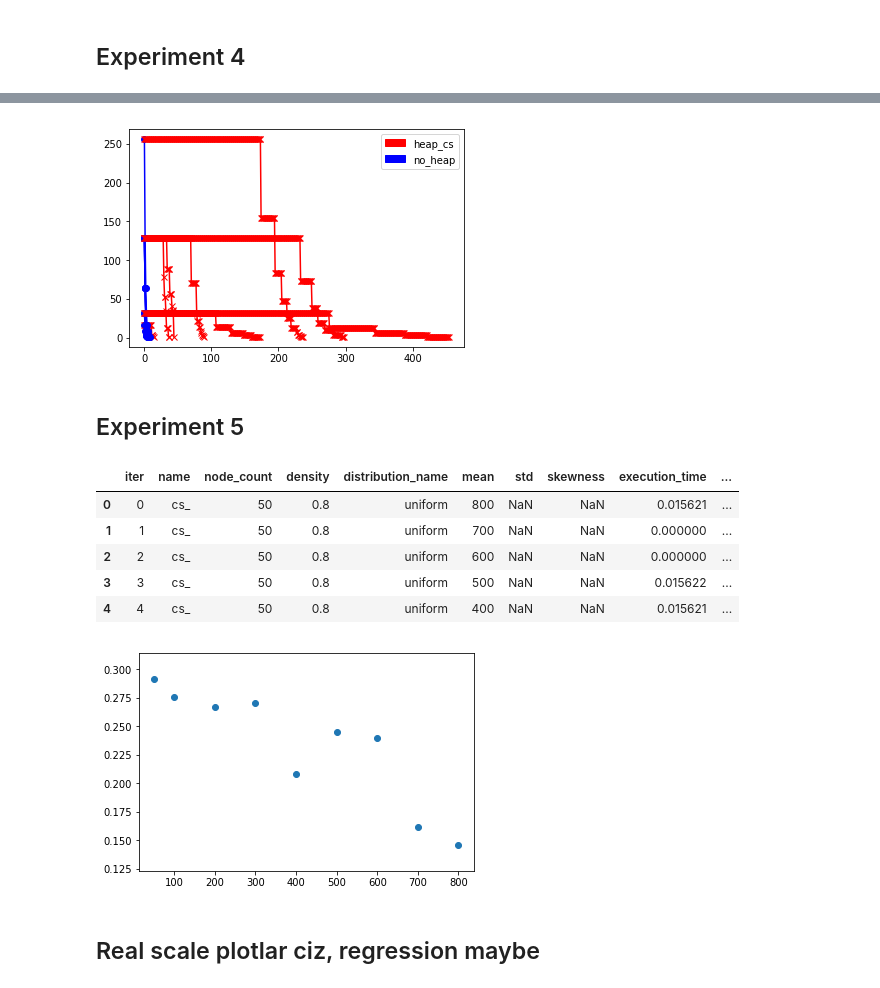
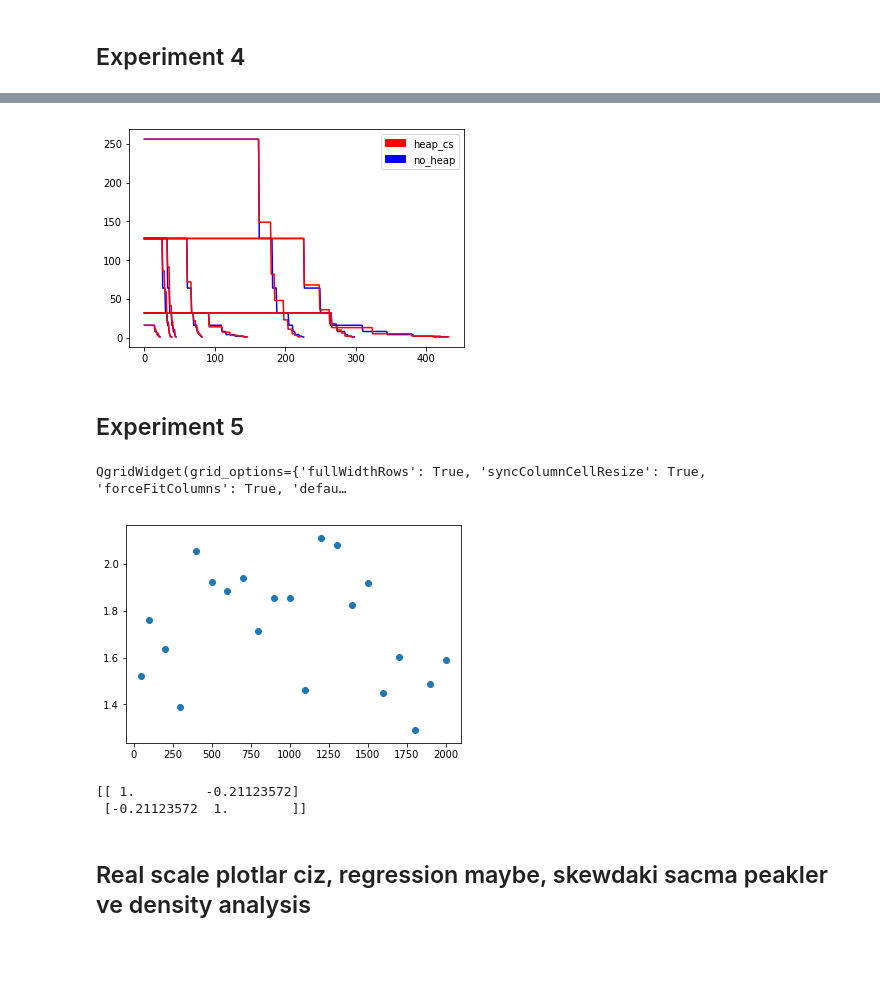
Before and after one commit to rizaozcelik/capacity-scaling, a Jupyter notebook: TermProject.ipynb, the cells around one changed output, grey strips where cells are left out. Cells and saved outputs as stored; diff of their text form; code cells hidden in the pictures; blank space fills up the shorter version.

```diff
--- a/TermProject.ipynb
+++ b/TermProject.ipynb
@@ -359,23 +326,23 @@ plt.legend();
 # %%
 no_heap_Deltas = experiment_results4[experiment_results4['name'] == 'cs_noheap']['Deltas']
 heap_Deltas = experiment_results4[experiment_results4['name'] == 'cs_heap']['Deltas']
 
 plt.figure()
 for row, heap_row in zip(no_heap_Deltas.iloc[range(0,126,16)], heap_Deltas.iloc[range(0,126,16)]):
     values = [float(val) for val in row[1:-1].split(',')]
-    plt.plot(values,color='b',marker='o')
+    plt.plot(values,color='b')
     values = [float(val) for val in heap_row[1:-1].split(',')]
-    plt.plot(values,color='r',marker='x')
+    plt.plot(values,color='r')
 
 
 import matplotlib.patches as mpatches
 red_patch = mpatches.Patch(color='red', label='heap_cs')
 blue_patch = mpatches.Patch(color='blue', label='no_heap')
 plt.legend(handles=[red_patch, blue_patch])
 
 plt.show()
 # %% [output]
-[figure, old version]
+[figure, new version]
 # %% [markdown]
 ## Experiment 5
 # %%
@@ -385,18 +352,16 @@ experiment_results5['execution_time'] = experiment_results5['execution_time'].as
 experiment_results5['edge_count'] = experiment_results5.node_count * experiment_results5.density
 experiment_results5['node*edge_count'] = experiment_results5.node_count * experiment_results5.edge_count
 algo_names = experiment_results5.name.unique()
-experiment_results5.head()
+show_grid(experiment_results5)
 # %% [output]
-|  | iter | name | node_count | density | distribution_name | mean | std | skewness | execution_time | ... |
-| 0 | 0 | cs_ | 50 | 0.8 | uniform | 800 | NaN | NaN | 0.015621 | ... |
-| 1 | 1 | cs_ | 50 | 0.8 | uniform | 700 | NaN | NaN | 0.000000 | ... |
-| 2 | 2 | cs_ | 50 | 0.8 | uniform | 600 | NaN | NaN | 0.000000 | ... |
-| 3 | 3 | cs_ | 50 | 0.8 | uniform | 500 | NaN | NaN | 0.015622 | ... |
-| 4 | 4 | cs_ | 50 | 0.8 | uniform | 400 | NaN | NaN | 0.015621 | ... |
+QgridWidget(grid_options={'fullWidthRows': True, 'syncColumnCellResize': True, 'forceFitColumns': True, 'defau…
 # %%
-plt.scatter(experiment_results5['mean'].unique(),experiment_results5.groupby('mean')['execution_time'].mean())
+plt.scatter(experiment_results5['mean'],experiment_results5['execution_time'])
 plt.show()
+print(np.corrcoef(experiment_results5['mean'], experiment_results5['execution_time']))
 # %% [output]
-[figure, old version]
+[figure, new version]
+[[ 1.         -0.21123572]
+ [-0.21123572  1.        ]]
 # %% [markdown]
-## Real scale plotlar ciz, regression maybe
+## Real scale plotlar ciz, regression maybe, skewdaki sacma peakler ve density analysis
```
Also changed, not shown: parts of 14 cells of this notebook, 7 other files.
